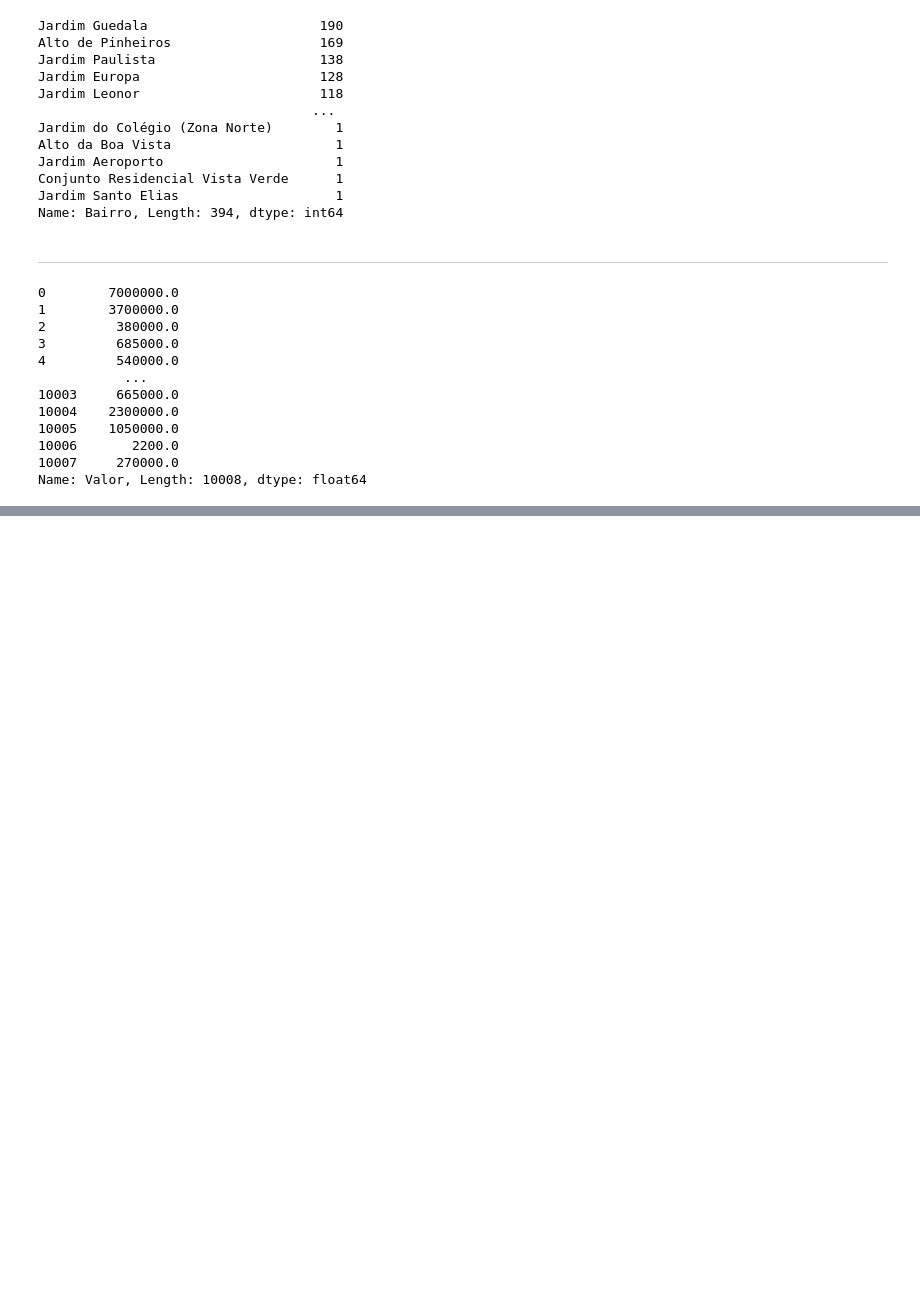
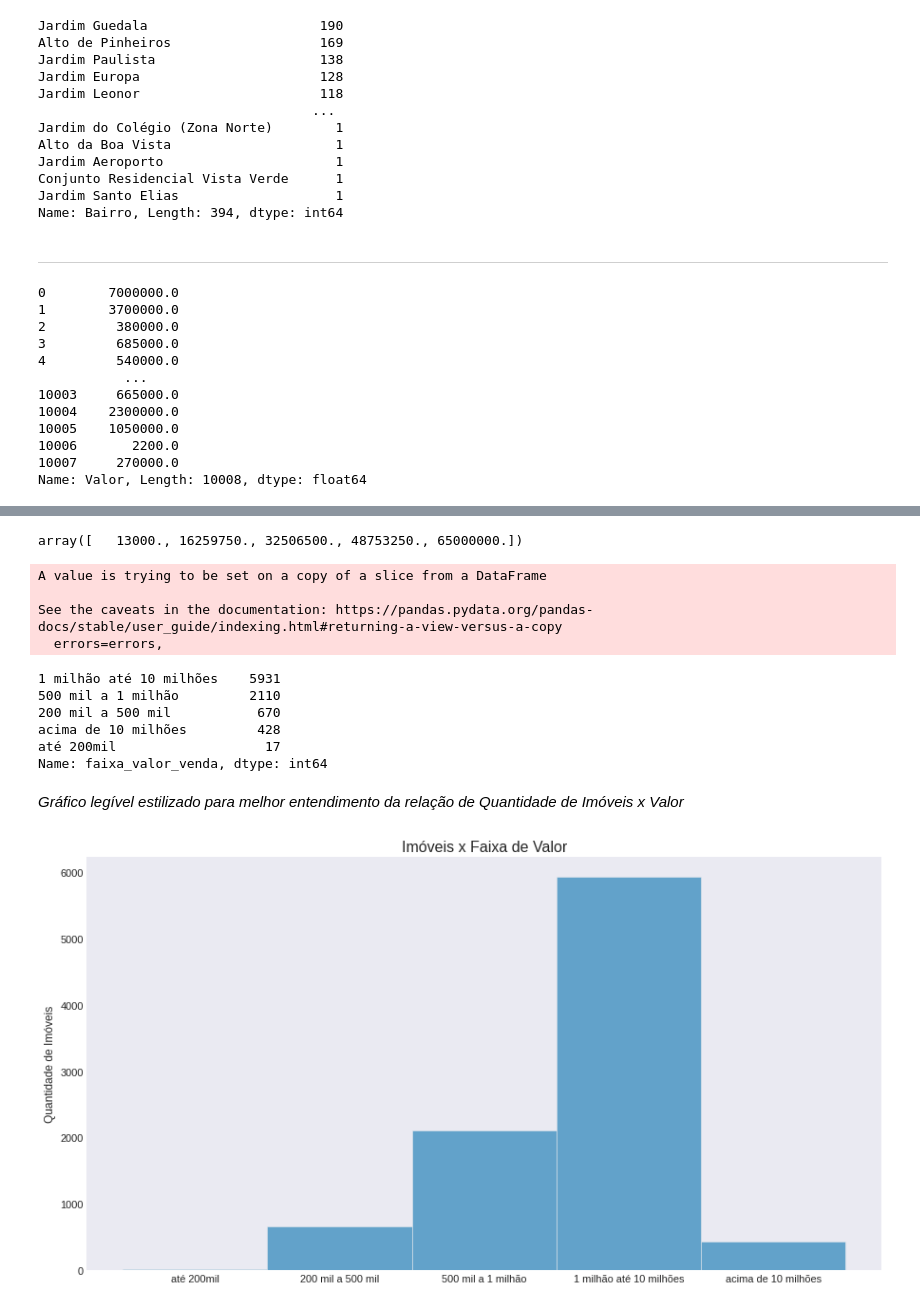
Before and after one commit to lays-l/alura_imersao_dados_04, a Jupyter notebook: imersao_alura_04_imoveis_sp.ipynb, the cells around one changed output, grey strips where cells are left out. Cells and saved outputs as stored; diff of their text form; code cells hidden in the pictures; blank space fills up the shorter version.

```diff
--- a/imersao_alura_04_imoveis_sp.ipynb
+++ b/imersao_alura_04_imoveis_sp.ipynb
@@ -305,0 +409,2 @@ Name: Valor, Length: 10008, dtype: float64
+# %%
+dados_vendas.drop(['Moeda', 'Valor_anuncio', 'Tipo_anuncio'], axis=1, inplace=True)
@@ -305,0 +428,3 @@ Name: Valor, Length: 10008, dtype: float64
+# %%
+dados_vendas['valor_escala_milhao'] = (dados_vendas['Valor_anuncio_float'] / 1000000) #utilizando uma escala em milhões
+dados_vendas['valor_escala_milhao'].describe()
@@ -305,0 +451,37 @@ Name: Valor, Length: 10008, dtype: float64
+# %%
+bins_teste = np.linspace(min(dados_vendas['Valor_anuncio_float']), max(dados_vendas['Valor_anuncio_float']),5)
+bins_teste
+# %% [output]
+array([   13000., 16259750., 32506500., 48753250., 65000000.])
+# %%
+bins = [0, 200000, 500000, 1000000, 10000000, 65000000]
+faixas = ['até 200mil', '200 mil a 500 mil', '500 mil a 1 milhão', '1 milhão até 10 milhões', 'acima de 10 milhões']
+# %%
+#dados_vendas.drop(['faixa_valor_venda'], axis=1, inplace=True)
+dados_vendas['faixa_valor_venda'] = pd.cut(dados_vendas['Valor_anuncio_float'], bins, labels=faixas)
+# %% [output]
+A value is trying to be set on a copy of a slice from a DataFrame
+
+See the caveats in the documentation: https://pandas.pydata.org/pandas-docs/stable/user_guide/indexing.html#returning-a-view-versus-a-copy
+  errors=errors,
+# %%
+dados_vendas['faixa_valor_venda'].value_counts()
+# %% [output]
+1 milhão até 10 milhões    5931
+500 mil a 1 milhão         2110
+200 mil a 500 mil           670
+acima de 10 milhões         428
+até 200mil                   17
+Name: faixa_valor_venda, dtype: int64
+# %% [markdown]
+*Gráfico legível estilizado para melhor entendimento da relação de Quantidade de Imóveis x Valor*
+# %%
+plt.style.use('seaborn-dark')
+plt.figure(figsize=(15,8))
+ax = sns.histplot(data=dados_vendas, x='faixa_valor_venda')
+ax.set_title('Imóveis x Faixa de Valor')
+ax.set_xlabel('')
+ax.set_ylabel('Quantidade de Imóveis')
+plt.show()
+# %% [output]
+[figure, added]
```
Also changed, not shown: parts of 21 cells of this notebook.
